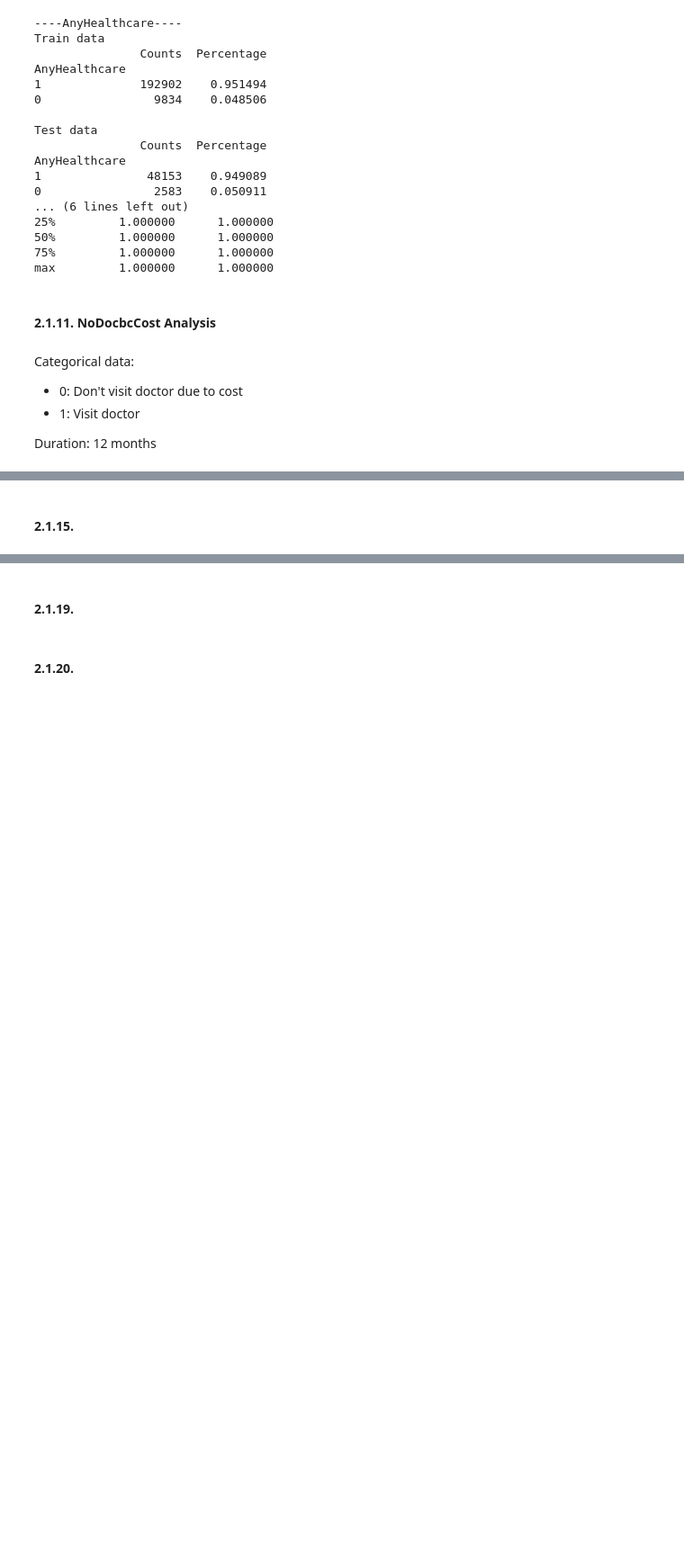
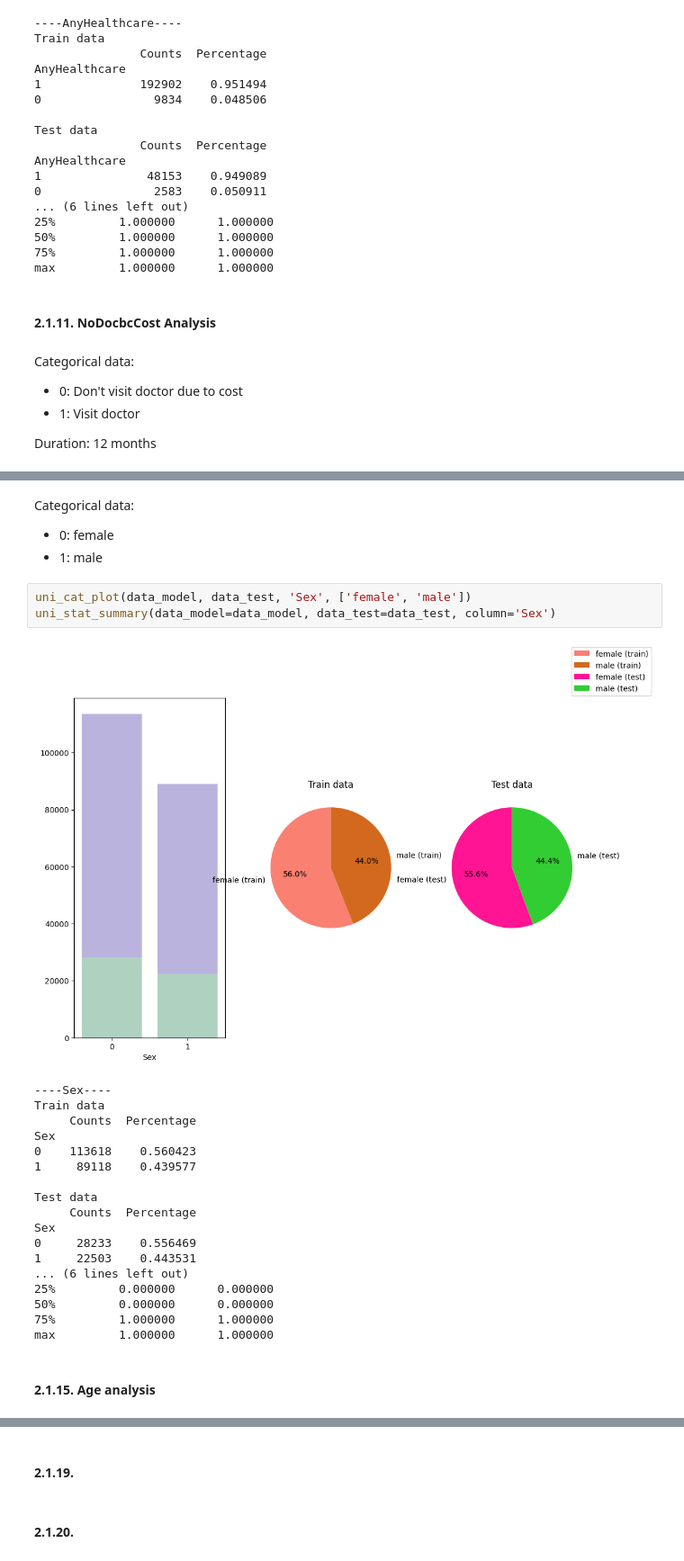
Before and after one commit to polarbear0701/ML-Individual-1, a Jupyter notebook: EDA.ipynb, the cells around one changed output, grey strips where cells are left out. Shown at 90% size. Saved outputs shown, nothing was run; the diff lists cells and outputs as text; blank space fills up the shorter version.

```diff
--- a/EDA.ipynb
+++ b/EDA.ipynb
@@ -651,2 +664,28 @@ max         1.000000      1.000000
+# %% [markdown]
+Categorical data:
+- 0: female
+- 1: male
+# %%
+uni_cat_plot(data_model, data_test, 'Sex', ['female', 'male'])
+uni_stat_summary(data_model=data_model, data_test=data_test, column='Sex')
+# %% [output]
+[figure, added]
+----Sex----
+Train data
+     Counts  Percentage
+Sex
+0    113618    0.560423
+1     89118    0.439577
+
+Test data
+     Counts  Percentage
+Sex
+0     28233    0.556469
+1     22503    0.443531
+... (6 lines left out)
+25%         0.000000      0.000000
+50%         0.000000      0.000000
+75%         1.000000      1.000000
+max         1.000000      1.000000
 # %% [markdown]
-#### 2.1.15.
+#### 2.1.15. Age analysis
```
Also changed, not shown: parts of 32 cells of this notebook, 1 other file.
